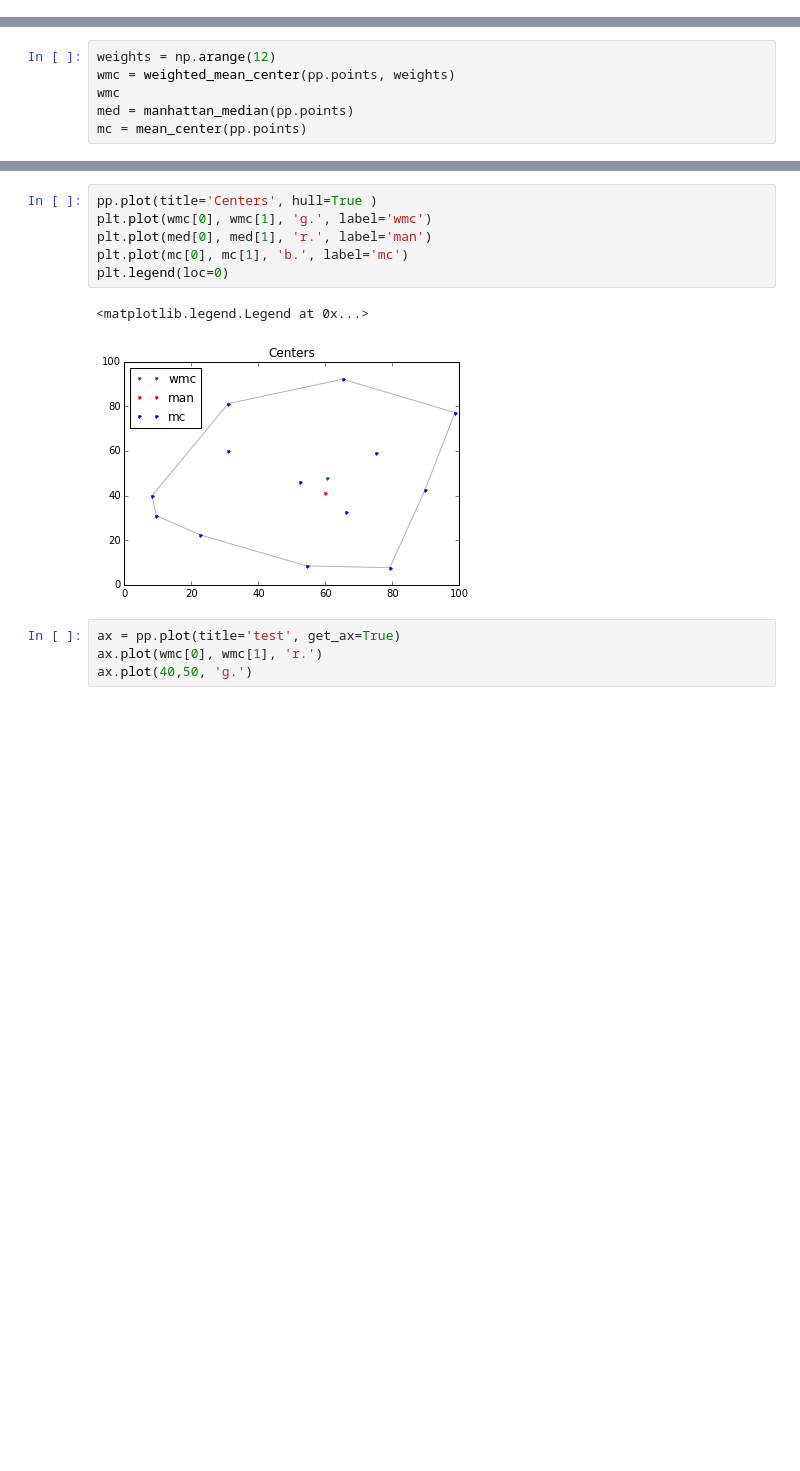
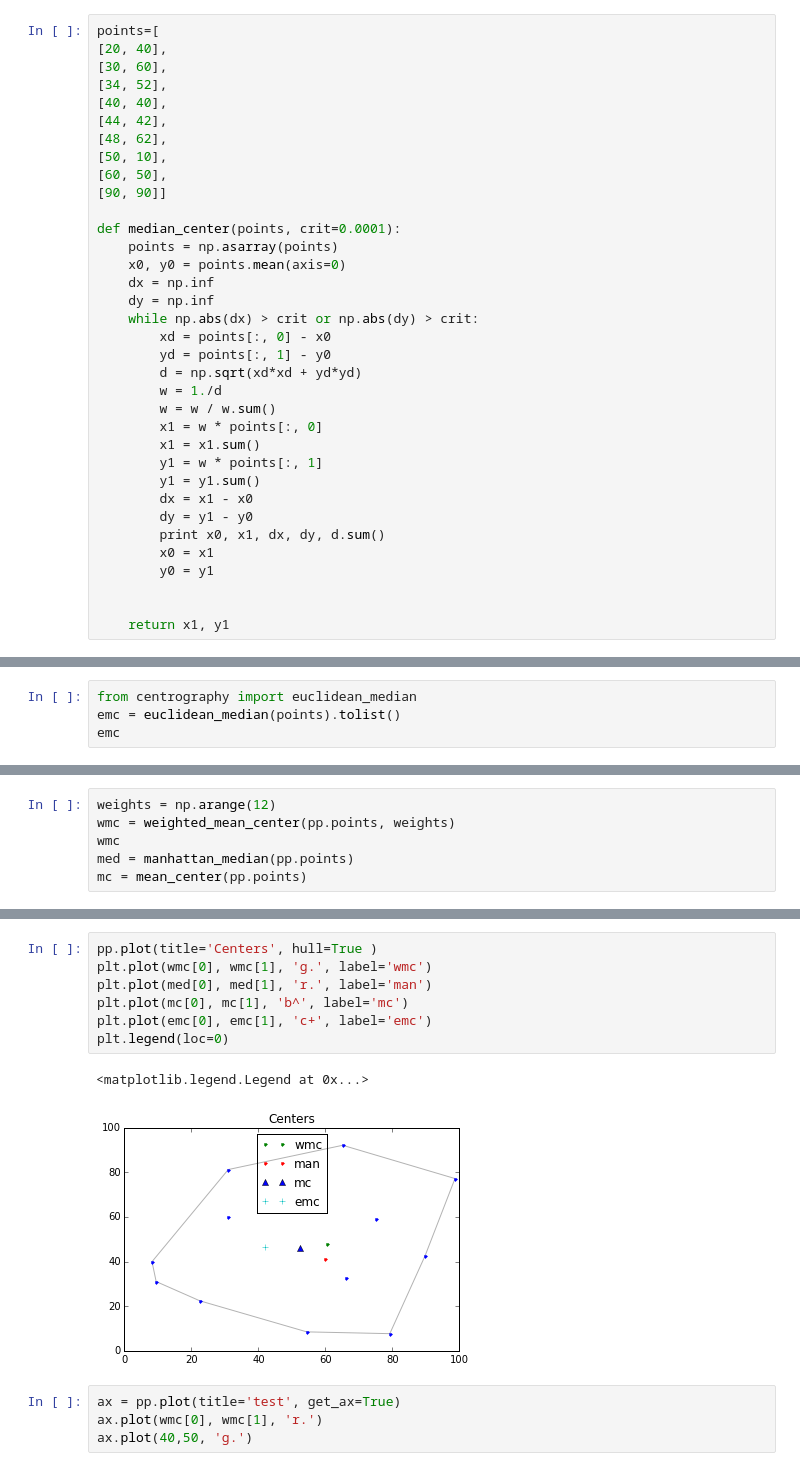
Before and after one commit to pysal/pointpats, a Jupyter notebook: centrography.ipynb, the cells around one changed output, grey strips where cells are left out. Drawn from its saved outputs; the diff is of its cells as text; blank space fills up the shorter version.

Commit message:
ellipse and euclidean median (needs testing)

```diff
--- a/centrography.ipynb
+++ b/centrography.ipynb
@@ -27,3 +27,38 @@ array([[ 31.01,  81.21],
 std_distance(pp.points)
 # %% [output]
 40.149806489086707
+# %%
+points=[
+[20, 40],
+[30, 60],
+[34, 52],
+[40, 40],
+[44, 42],
+[48, 62],
+[50, 10],
+[60, 50],
+[90, 90]]
+
+def median_center(points, crit=0.0001):
+    points = np.asarray(points)
+    x0, y0 = points.mean(axis=0)
+    dx = np.inf
+    dy = np.inf
+    while np.abs(dx) > crit or np.abs(dy) > crit:
+        xd = points[:, 0] - x0
+        yd = points[:, 1] - y0
+        d = np.sqrt(xd*xd + yd*yd)
+        w = 1./d
+        w = w / w.sum()
+        x1 = w * points[:, 0]
+        x1 = x1.sum()
+        y1 = w * points[:, 1]
+        y1 = y1.sum()
+        dx = x1 - x0
+        dy = y1 - y0
+        print x0, x1, dx, dy, d.sum()
+        x0 = x1
+        y0 = y1
+
+
+    return x1, y1
@@ -29,0 +113,4 @@ std_distance(pp.points)
+# %%
+from centrography import euclidean_median
+emc = euclidean_median(points).tolist()
+emc
@@ -65,12 +218,13 @@ mc = mean_center(pp.points)
 # %%
 pp.plot(title='Centers', hull=True )
 plt.plot(wmc[0], wmc[1], 'g.', label='wmc')
 plt.plot(med[0], med[1], 'r.', label='man')
-plt.plot(mc[0], mc[1], 'b.', label='mc')
+plt.plot(mc[0], mc[1], 'b^', label='mc')
+plt.plot(emc[0], emc[1], 'c+', label='emc')
 plt.legend(loc=0)
 # %% [output]
 <matplotlib.legend.Legend at 0x...>
-[figure, old version]
+[figure, new version]
 # %%
 ax = pp.plot(title='test', get_ax=True)
 ax.plot(wmc[0], wmc[1], 'r.')
```
Also changed, not shown: parts of 29 cells of this notebook, 2 other files.
